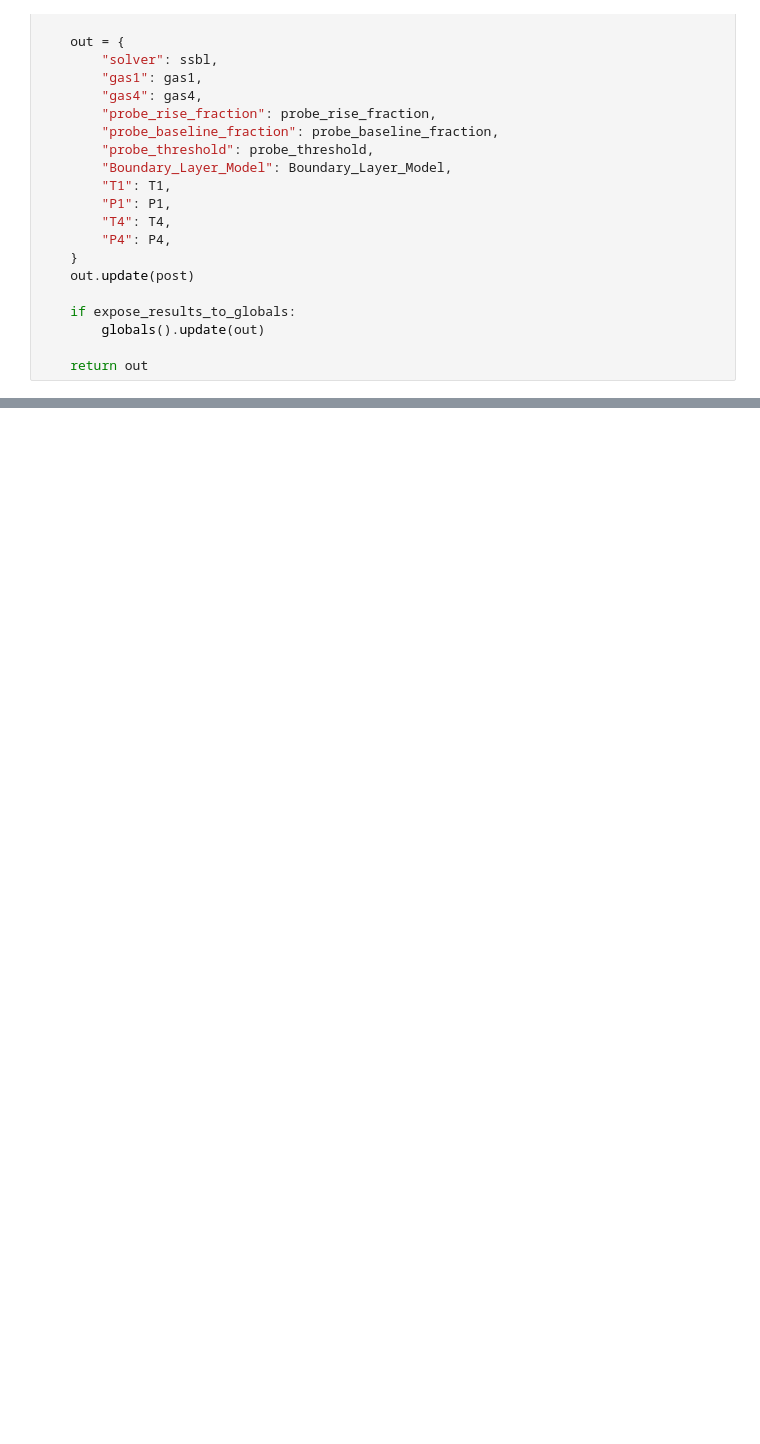
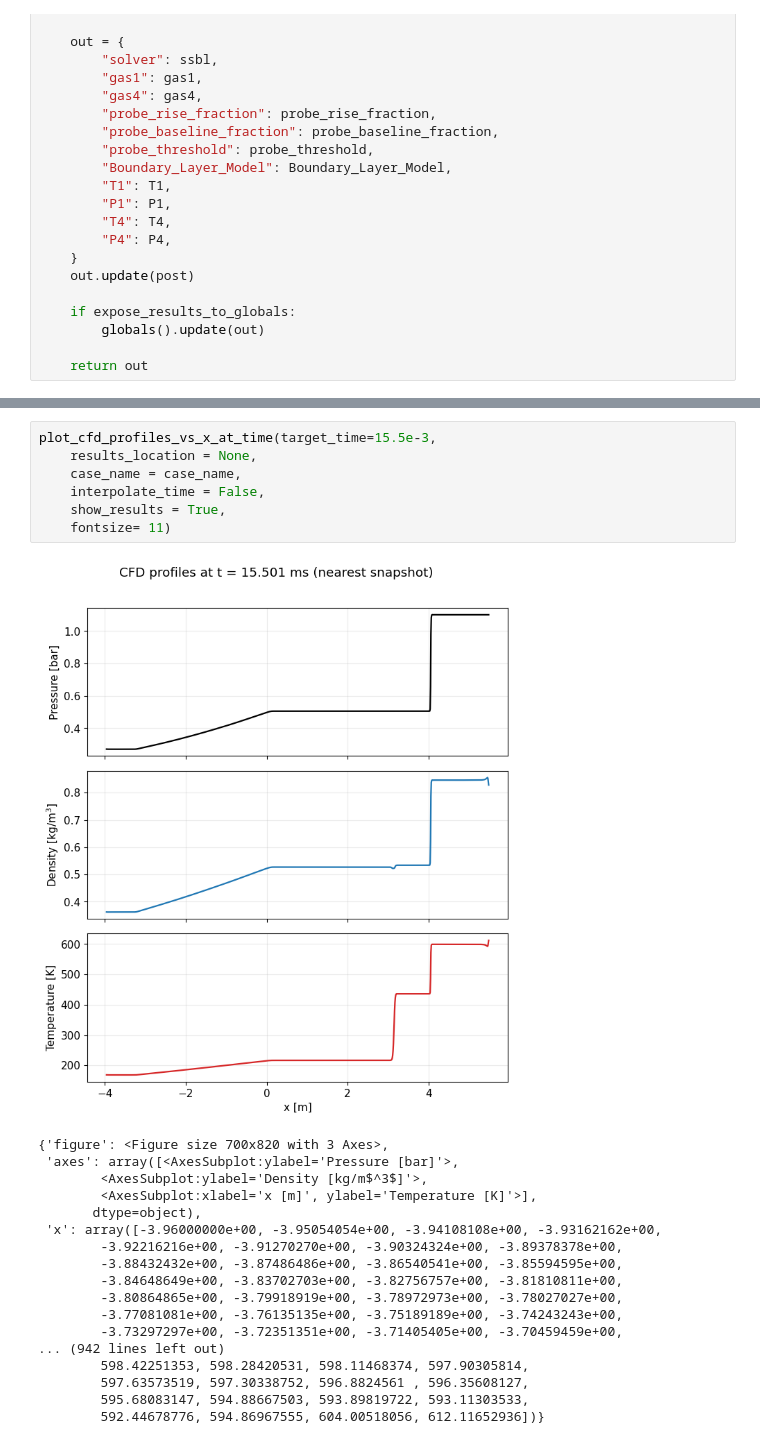
Before and after one commit to krainrpmt/StanShock_0.1.1_NIMT, a Jupyter notebook: examples/validation/SOD + BL Simulation.ipynb, the cells around one changed output, grey strips where cells are left out. Drawn from its saved outputs; the diff is of its cells as text; blank space fills up the shorter version.

```diff
--- a/examples/validation/SOD + BL Simulation.ipynb
+++ b/examples/validation/SOD + BL Simulation.ipynb
@@ -1055,0 +1072,26 @@ Segment shock speeds U_s [m/s]: [482.76491902 480.16793623 477.43340124 475.0189
+# %%
+plot_cfd_profiles_vs_x_at_time(target_time=15.5e-3,
+    results_location = None,
+    case_name = case_name,
+    interpolate_time = False,
+    show_results = True,
+    fontsize= 11)
+# %% [output]
+[figure, added]
+{'figure': <Figure size 700x820 with 3 Axes>,
+ 'axes': array([<AxesSubplot:ylabel='Pressure [bar]'>,
+        <AxesSubplot:ylabel='Density [kg/m$^3$]'>,
+        <AxesSubplot:xlabel='x [m]', ylabel='Temperature [K]'>],
+       dtype=object),
+ 'x': array([-3.96000000e+00, -3.95054054e+00, -3.94108108e+00, -3.93162162e+00,
+        -3.92216216e+00, -3.91270270e+00, -3.90324324e+00, -3.89378378e+00,
+        -3.88432432e+00, -3.87486486e+00, -3.86540541e+00, -3.85594595e+00,
+        -3.84648649e+00, -3.83702703e+00, -3.82756757e+00, -3.81810811e+00,
+        -3.80864865e+00, -3.79918919e+00, -3.78972973e+00, -3.78027027e+00,
+        -3.77081081e+00, -3.76135135e+00, -3.75189189e+00, -3.74243243e+00,
+        -3.73297297e+00, -3.72351351e+00, -3.71405405e+00, -3.70459459e+00,
+... (942 lines left out)
+        598.42251353, 598.28420531, 598.11468374, 597.90305814,
+        597.63573519, 597.30338752, 596.8824561 , 596.35608127,
+        595.68083147, 594.88667503, 593.89819722, 593.11303533,
+        592.44678776, 594.86967555, 604.00518056, 612.11652936])}
```
Also changed, not shown: parts of 2 cells of this notebook.
